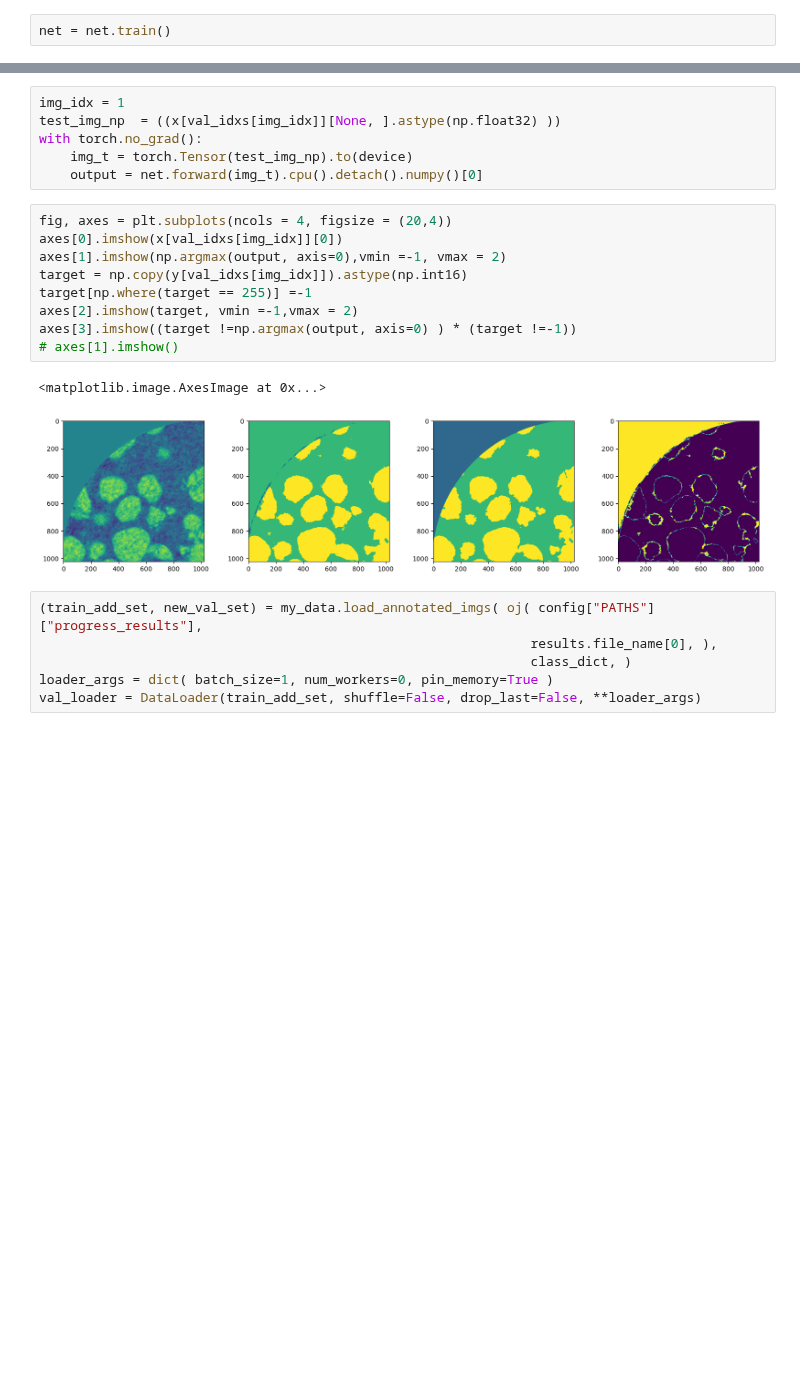
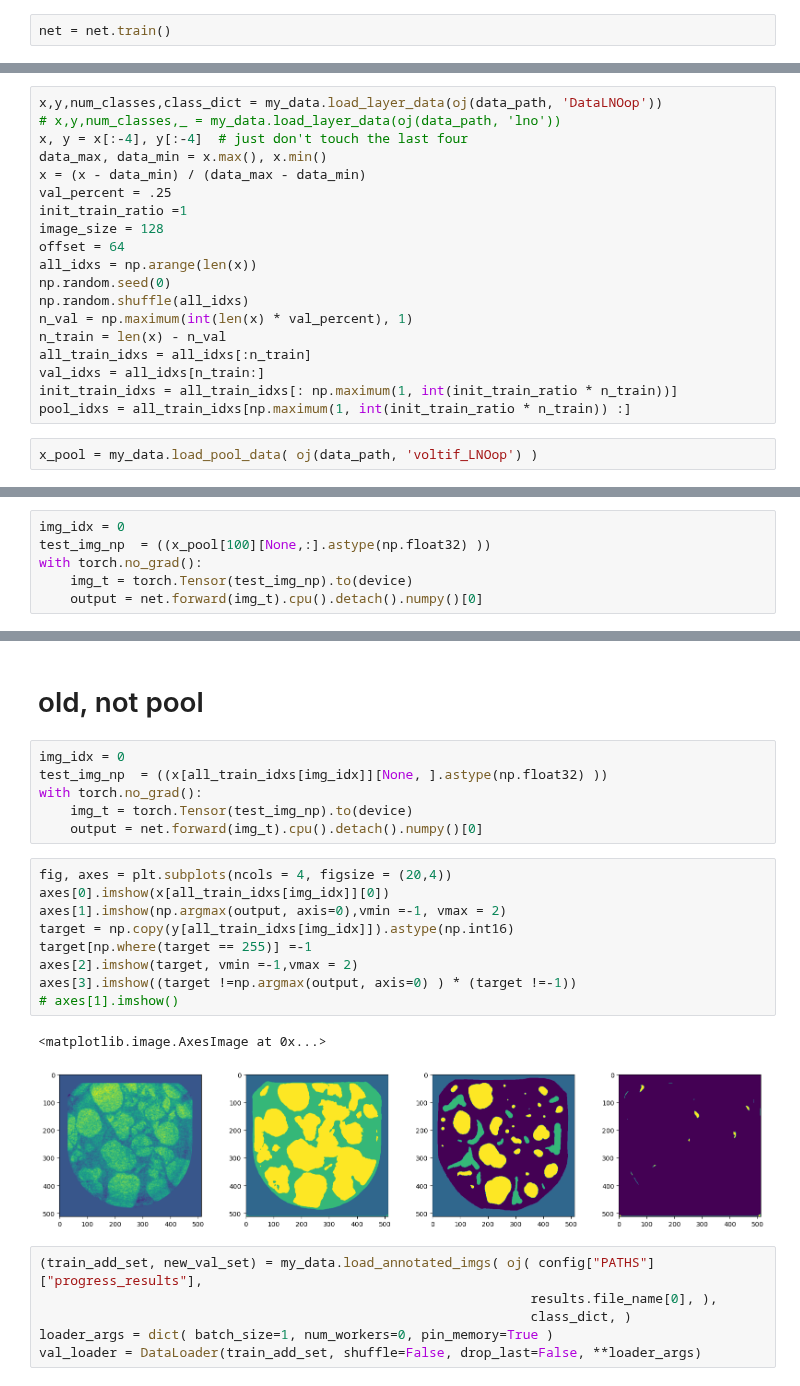
Before and after one commit to laura-rieger/segmenter, a Jupyter notebook: src/Examine in progress.ipynb, the cells around one changed output, grey strips where cells are left out. Drawn from its saved outputs; the diff is of its cells as text; blank space fills up the shorter version.

```diff
--- a/src/Examine in progress.ipynb
+++ b/src/Examine in progress.ipynb
@@ -107,3 +125,24 @@ all_train_idxs = all_idxs[:n_train]
 val_idxs = all_idxs[n_train:]
 init_train_idxs = all_train_idxs[: np.maximum(1, int(init_train_ratio * n_train))]
 pool_idxs = all_train_idxs[np.maximum(1, int(init_train_ratio * n_train)) :]
+# %%
+x,y,num_classes,class_dict = my_data.load_layer_data(oj(data_path, 'DataLNOop'))
+# x,y,num_classes,_ = my_data.load_layer_data(oj(data_path, 'lno'))
+x, y = x[:-4], y[:-4]  # just don't touch the last four
+data_max, data_min = x.max(), x.min()
+x = (x - data_min) / (data_max - data_min)
+val_percent = .25
+init_train_ratio =1
+image_size = 128
+offset = 64
+all_idxs = np.arange(len(x))
+np.random.seed(0)
+np.random.shuffle(all_idxs)
+n_val = np.maximum(int(len(x) * val_percent), 1)
+n_train = len(x) - n_val
+all_train_idxs = all_idxs[:n_train]
+val_idxs = all_idxs[n_train:]
+init_train_idxs = all_train_idxs[: np.maximum(1, int(init_train_ratio * n_train))]
+pool_idxs = all_train_idxs[np.maximum(1, int(init_train_ratio * n_train)) :]
+# %%
+x_pool = my_data.load_pool_data( oj(data_path, 'voltif_LNOop') )
@@ -109,0 +153,6 @@ pool_idxs = all_train_idxs[np.maximum(1, int(init_train_ratio * n_train)) :]
+# %%
+img_idx = 0
+test_img_np  = ((x_pool[100][None,:].astype(np.float32) ))
+with torch.no_grad():
+    img_t = torch.Tensor(test_img_np).to(device)
+    output = net.forward(img_t).cpu().detach().numpy()[0]
@@ -110,21 +175,23 @@ pool_idxs = all_train_idxs[np.maximum(1, int(init_train_ratio * n_train)) :]
+# %% [markdown]
+# old, not pool
 # %%
-img_idx = 1
-test_img_np  = ((x[val_idxs[img_idx]][None, ].astype(np.float32) ))
+img_idx = 0
+test_img_np  = ((x[all_train_idxs[img_idx]][None, ].astype(np.float32) ))
 with torch.no_grad():
     img_t = torch.Tensor(test_img_np).to(device)
     output = net.forward(img_t).cpu().detach().numpy()[0]
 # %%
 fig, axes = plt.subplots(ncols = 4, figsize = (20,4))
-axes[0].imshow(x[val_idxs[img_idx]][0])
+axes[0].imshow(x[all_train_idxs[img_idx]][0])
 axes[1].imshow(np.argmax(output, axis=0),vmin =-1, vmax = 2)
-target = np.copy(y[val_idxs[img_idx]]).astype(np.int16)
+target = np.copy(y[all_train_idxs[img_idx]]).astype(np.int16)
 target[np.where(target == 255)] =-1
 axes[2].imshow(target, vmin =-1,vmax = 2)
 axes[3].imshow((target !=np.argmax(output, axis=0) ) * (target !=-1))
 # axes[1].imshow()
 # %% [output]
 <matplotlib.image.AxesImage at 0x...>
-[figure, old version]
+[figure, new version]
 # %%
 (train_add_set, new_val_set) = my_data.load_annotated_imgs( oj( config["PATHS"]["progress_results"],
                                                                results.file_name[0], ),
```
Also changed, not shown: parts of 12 cells of this notebook, 10 other files.
